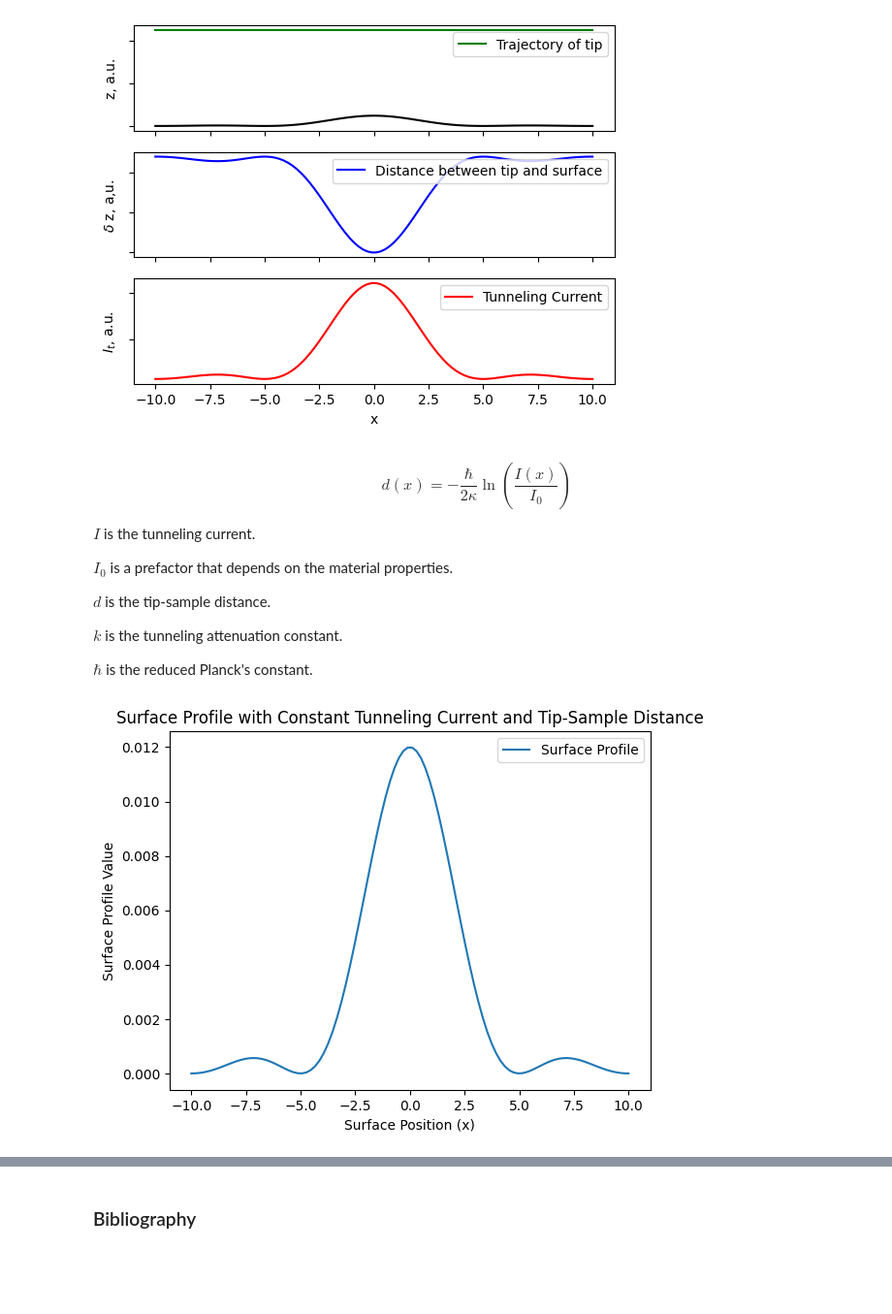
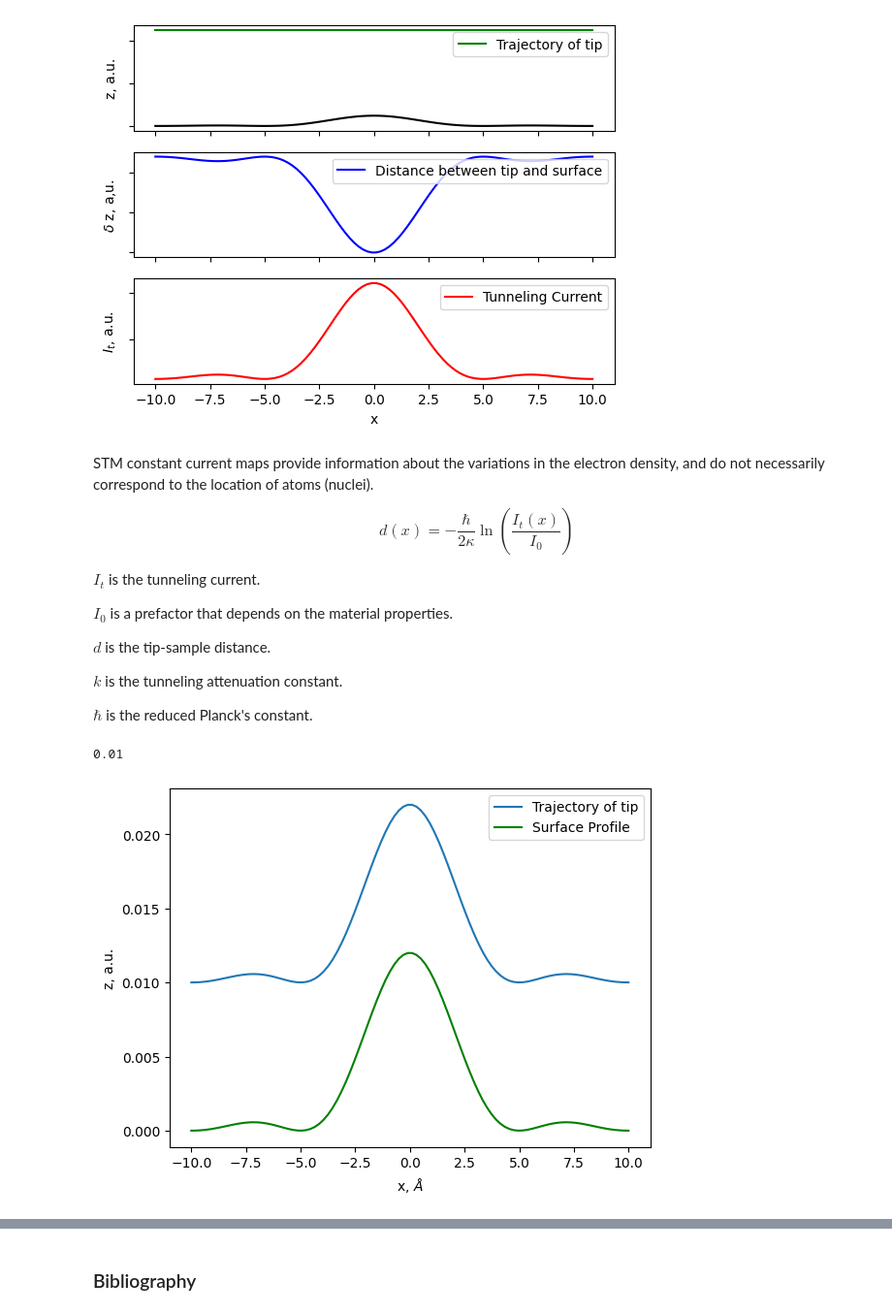
Before and after one commit to MariyaSV78/notebook_STM, a Jupyter notebook: STM/STM.ipynb, the cells around one changed output, grey strips where cells are left out. Shown: that part at 97% size. Saved outputs shown, nothing was run; the diff lists cells and outputs as text; code cells hidden in the pictures; blank space fills up the shorter version.

```diff
--- a/STM/STM.ipynb
+++ b/STM/STM.ipynb
@@ -49,12 +72,12 @@ from scipy.integrate import cumtrapz
 
 # Using parameters
 I0 = 1.0  # Adjust as needed
-m = 9.11e-31  # Electron mass
+m = 9.11e-31 # Electron mass in kg
 phi = 4.5  # Work function
-V = 1.0  # Applied voltage
+V = 0.3 # Applied voltage in V
 # z0 = 0.1  # Initial tip-sample separation
 
-k = np.exp(-2 * np.sqrt(2 * m * (phi - V)) / 6.58e-16)
+k = np.exp(-2 * np.sqrt(2 * m * (phi - V))) # the tunneling attenuation constant
 print (k)
 
 # Calculate the varying tip-sample separation (distance) from the surface profile
@@ -65,7 +88,7 @@ tunneling_current = I0 * np.exp(-2 * np.sqrt(2 * m * (phi - V)) * d / 6.5821e-16
 # Plot the results
 plt.plot(d, tunneling_current,label='Tunneling Current')
 plt.xlabel('z, a.u.')
-plt.ylabel('Tunneling Current, a.u.')
+plt.ylabel('$I_{t}$, a.u.')
 plt.title('Tunneling Current vs Barrier width')
 plt.legend()
 plt.grid(True)
@@ -129,10 +155,13 @@ plt.show()
 # %% [output]
 [figure]
 # %% [markdown]
+STM constant current maps provide information about the variations in the
+electron density, and do not necessarily correspond to the location of atoms (nuclei).
 
-$$d(x)=− \frac{\hbar}{2κ} \ln\left(\frac{I(x)}{I_0}\right) $$
 
-$I$ is the tunneling current.
+$$d(x)=− \frac{\hbar}{2κ} \ln\left(\frac{I_{t}(x)}{I_0}\right) $$
+
+$I_{t}$ is the tunneling current.
 
 $I_0$  is a prefactor that depends on the material properties.
 
@@ -144,34 +173,41 @@ $\hbar$  is the reduced Planck's constant.
 # %%
 """
     Using analitical solutions to find the coordinate a one-dimensional potential barrier :
 
     - dependence of the posution z of the tip ander the surface at tunneling current and distance const (Fig.1b)
 
 """
 # Constants
-I_0 = 1.0  # Constant tunneling current
-It = 0.1*10-9
-d = 0.5
+I0 = 1.0e-9# Constant tunneling current
+It = 0.1e-9
+d = 0.01
+
+k = np.exp(-2 * np.sqrt(2 * m * (phi - V))) # the tunneling attenuation constant    6.5821e-16 eV*s
 
 # Function for the surface profile (replace with your specific profile)
 def surface_profile(x):
     return height_scaling_factor * (width_scaling_factor * np.sinc(width_scaling_factor * x))**2  # Example: sine wave profile
 
 # Generate x values for the surface profile
 x_values = np.linspace(-10, 10, 100)
 
 # Generate tunneling current values (constant)
 z0 = surface_profile(x_values)
 
 # Generate tip-sample distance values (constant)
+# d = (-6.5821e-16 / 2*k) * np.log(It / I0)
 z = z0 + d
+print (d)
 
 # Plotting
-plt.plot(x_values, surface_profile(x_values), label='Surface Profile')
-plt.xlabel('Surface Position (x)')
-plt.ylabel('Surface Profile Value')
-plt.title('Surface Profile with Constant Tunneling Current and Tip-Sample Distance')
+plt.plot(x_values, z, label='Trajectory of tip')
+plt.plot(x_values, z0, label='Surface Profile', color='green')
+
+plt.xlabel('x, $\AA$')
+plt.ylabel('z, a.u.')
+plt.title('')
 plt.legend()
 plt.show()
 # %% [output]
+0.01
-[figure, old version]
+[figure, new version]
```
Also changed, not shown: parts of 12 cells of this notebook, 14 other files.
